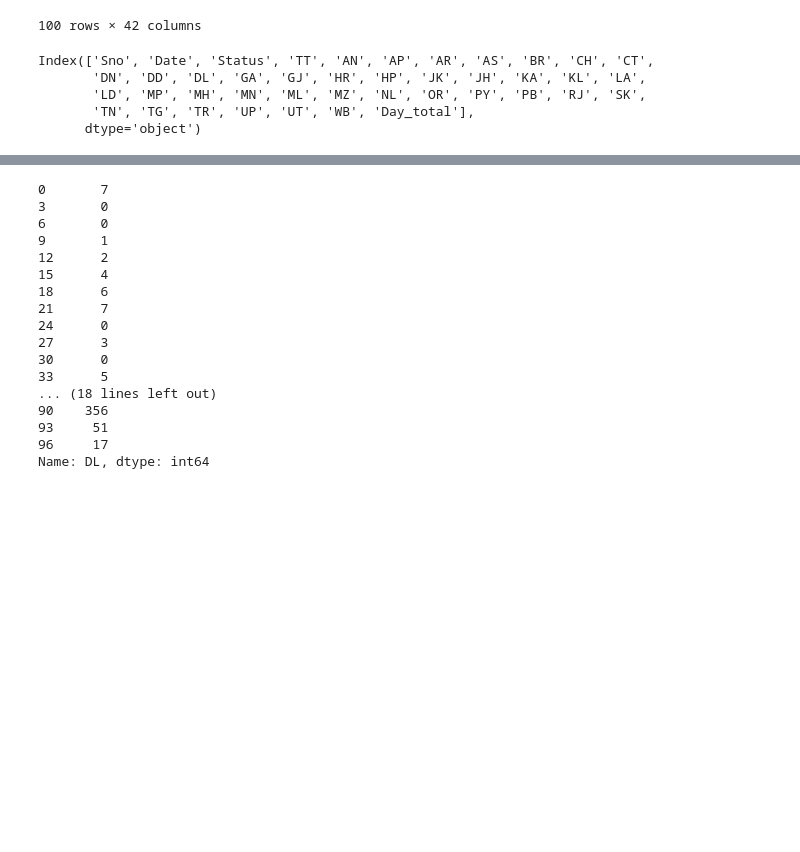
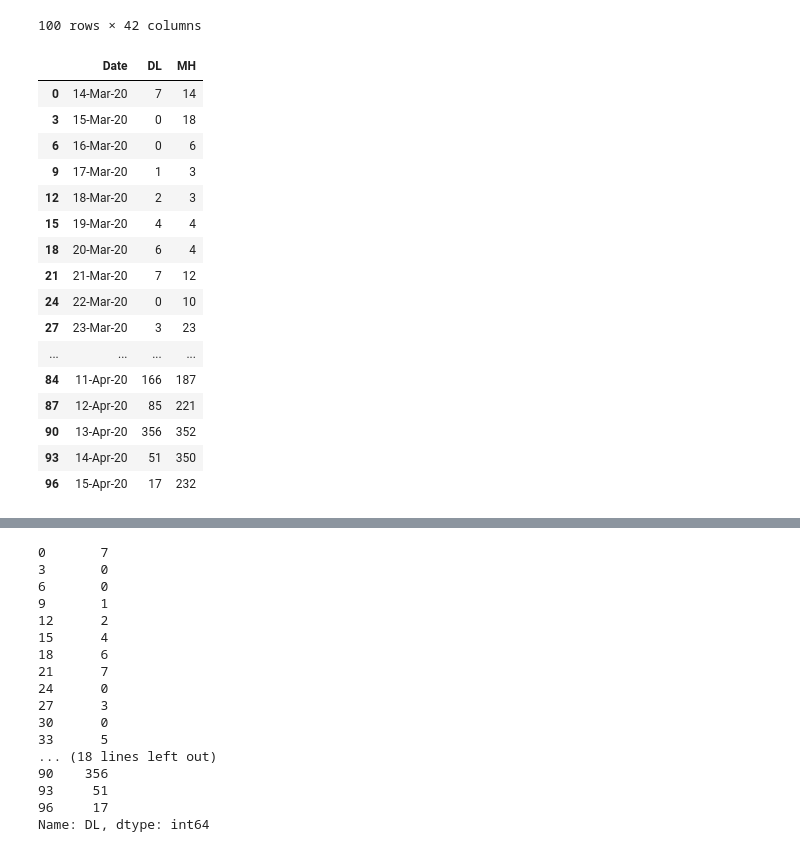
Before and after one commit to kundan1974/covid_data, a Jupyter notebook: Analysis14Apr.ipynb, the cells around one changed output, grey strips where cells are left out. Saved outputs shown, nothing was run; the diff lists cells and outputs as text; code cells hidden in the pictures; blank space fills up the shorter version.

```diff
--- a/Analysis14Apr.ipynb
+++ b/Analysis14Apr.ipynb
@@ -243,12 +259,24 @@ statedata
 | 98 | 99.0 | 15-Apr-20 | Deceased | 27 | 0 | 3 | 0 | 0 | 0 | 0 | ... | ... |
 | 99 | NaN | NaN | NaN | 14301 | 21 | 559 | 2 | 35 | 102 | 30 | ... | ... |
 100 rows × 42 columns
-# %%
-statedata.columns
-# %% [output]
-Index(['Sno', 'Date', 'Status', 'TT', 'AN', 'AP', 'AR', 'AS', 'BR', 'CH', 'CT',
-       'DN', 'DD', 'DL', 'GA', 'GJ', 'HR', 'HP', 'JK', 'JH', 'KA', 'KL', 'LA',
-       'LD', 'MP', 'MH', 'MN', 'ML', 'MZ', 'NL', 'OR', 'PY', 'PB', 'RJ', 'SK',
-       'TN', 'TG', 'TR', 'UP', 'UT', 'WB', 'Day_total'],
-      dtype='object')
+# %%
+statedata[['Date','DL','MH']][statedata.Status == 'Confirmed']
+# %% [output]
+|  | Date | DL | MH |
+| 0 | 14-Mar-20 | 7 | 14 |
+| 3 | 15-Mar-20 | 0 | 18 |
+| 6 | 16-Mar-20 | 0 | 6 |
+| 9 | 17-Mar-20 | 1 | 3 |
+| 12 | 18-Mar-20 | 2 | 3 |
+| 15 | 19-Mar-20 | 4 | 4 |
+| 18 | 20-Mar-20 | 6 | 4 |
+| 21 | 21-Mar-20 | 7 | 12 |
+| 24 | 22-Mar-20 | 0 | 10 |
+| 27 | 23-Mar-20 | 3 | 23 |
+| ... | ... | ... | ... |
+| 84 | 11-Apr-20 | 166 | 187 |
+| 87 | 12-Apr-20 | 85 | 221 |
+| 90 | 13-Apr-20 | 356 | 352 |
+| 93 | 14-Apr-20 | 51 | 350 |
+| 96 | 15-Apr-20 | 17 | 232 |
 # %%
```
Also changed, not shown: parts of 36 cells of this notebook.
